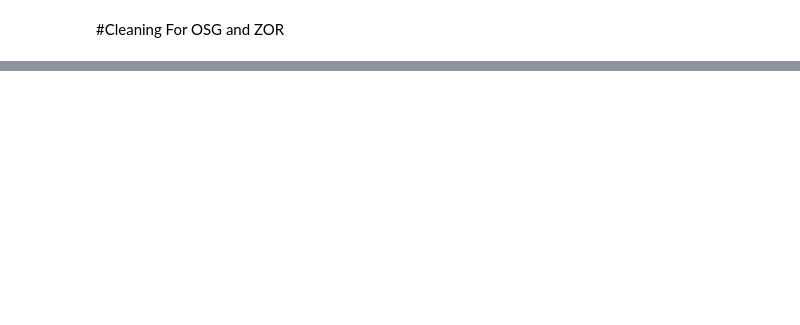
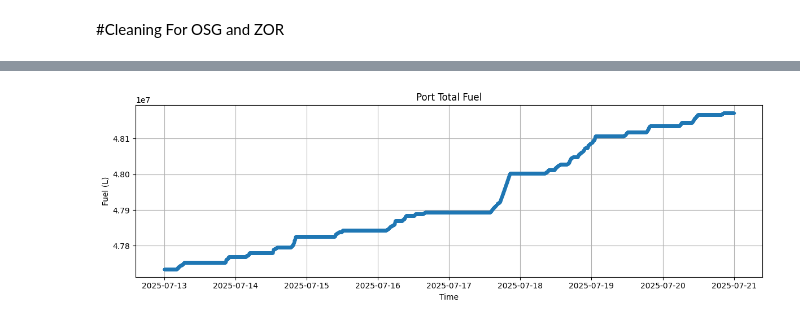
Before and after one commit to phanuelnd/hybrid_tugboat, a Jupyter notebook: analysis.ipynb, the cells around one changed output, grey strips where cells are left out. Saved outputs shown, nothing was run; the diff lists cells and outputs as text; code cells hidden in the pictures; blank space fills up the shorter version.

Commit message:
Add more visualization

```diff
--- a/analysis.ipynb
+++ b/analysis.ipynb
@@ -919,0 +910,99 @@ Energy_STBD_kWh                     0.061342               0.060937         0.88
+# %%
+import pandas as pd
+import matplotlib.pyplot as plt
+
+# --------------------------
+# Load cleaned merged dataset
+# --------------------------
+merged_file = "data/processed/Integrated_OSG_DAT_Cleaned.csv"
+merged_df = pd.read_csv(merged_file)
+
+# Set datetime index
+if 'Unnamed: 0' in merged_df.columns:
+    merged_df = merged_df.set_index('Unnamed: 0')
+merged_df.index = pd.to_datetime(merged_df.index)
+
+# --------------------------
+# 1️⃣ Check time differences & duplicates
+# --------------------------
+time_diffs = merged_df.index.to_series().diff().dt.total_seconds()
+print("Unique time differences (seconds):", time_diffs.unique())
+missing_steps = time_diffs.ne(60).sum()
+duplicates = merged_df.index.duplicated().sum()
+print(f"Missing or irregular timestamps: {missing_steps}")
+print(f"Duplicated timestamps: {duplicates}\n")
+
+# --------------------------
+# 2️⃣ Sample rows for spot check
+# --------------------------
+sample_times = ['2025-07-13 12:00:00', '2025-07-15 08:15:00']
+print("Sample rows:")
+print(merged_df.loc[sample_times])
+
+# --------------------------
+# 3️⃣ Summary statistics
+# --------------------------
+print("\nNumeric summary statistics:")
+print(merged_df.select_dtypes(include=['float64','int64']).describe())
+
+# Check missing values
+missing_vals = merged_df.isna().sum()
+print("\nMissing values per column:")
+print(missing_vals[missing_vals > 0] if missing_vals.sum() > 0 else "✅ No missing values detected.")
+
+# --------------------------
+# 4️⃣ Function to plot time series
+# --------------------------
+def plot_series(df, column, title, ylabel=None):
+    plt.figure(figsize=(12,4))
+    plt.plot(df.index, df[column], marker='.', linestyle='-', alpha=0.7)
+    plt.title(title)
+    plt.xlabel("Time")
+    plt.ylabel(ylabel if ylabel else column)
+    plt.grid(True)
+    plt.tight_layout()
+    plt.show()
+
+# --------------------------
+# 5️⃣ Port vs Starboard comparison
+# --------------------------
+def compare_port_stbd(df, port_col, stbd_col, title, ylabel):
+    plt.figure(figsize=(12,4))
+    plt.plot(df.index, df[port_col], label='Port', marker='.', linestyle='-', alpha=0.7)
+    plt.plot(df.index, df[stbd_col], label='Starboard', marker='.', linestyle='-', alpha=0.7)
+    plt.title(title)
+    plt.xlabel("Time")
+    plt.ylabel(ylabel)
+    plt.legend()
+    plt.grid(True)
+    plt.tight_layout()
+    plt.show()
+
+# --------------------------
+# 6️⃣ Plot key variables
+# --------------------------
+# Fuel
+plot_series(merged_df, 'M/E PORT - Total Fuel', "Port Total Fuel", "Fuel (L)")
+plot_series(merged_df, 'M/E STBD - Total Fuel', "Starboard Total Fuel", "Fuel (L)")
+compare_port_stbd(merged_df, 'M/E PORT - Total Fuel', 'M/E STBD - Total Fuel', "Port vs Starboard Total Fuel", "Fuel (L)")
+
+# Energy
+plot_series(merged_df, 'Energy_Port_kWh', "Port Energy", "Energy (kWh)")
+plot_series(merged_df, 'Energy_STBD_kWh', "Starboard Energy", "Energy (kWh)")
+compare_port_stbd(merged_df, 'Energy_Port_kWh', 'Energy_STBD_kWh', "Port vs Starboard Energy", "Energy (kWh)")
+
+# Temperature
+plot_series(merged_df, 'M/E PORT - Temperature', "Port Temperature", "Temperature (°C)")
+plot_series(merged_df, 'M/E STBD - Temperature', "Starboard Temperature", "Temperature (°C)")
+compare_port_stbd(merged_df, 'M/E PORT - Temperature', 'M/E STBD - Temperature', "Port vs Starboard Temperature", "Temperature (°C)")
+
+# --------------------------
+# 7️⃣ Correlation matrix for numeric columns
+# --------------------------
+corr_cols = ['M/E PORT - Total Fuel','M/E STBD - Total Fuel',
+             'Energy_Port_kWh','Energy_STBD_kWh',
+             'M/E PORT - Temperature','M/E STBD - Temperature']
+corr_matrix = merged_df[corr_cols].corr()
+print("\nCorrelation matrix of key metrics:")
+print(corr_matrix)
+# %% [output]
@@ -919,0 +1026 @@ Energy_STBD_kWh                     0.061342               0.060937         0.88
+[figure, added]
```
Also changed, not shown: parts of 4 cells of this notebook.
